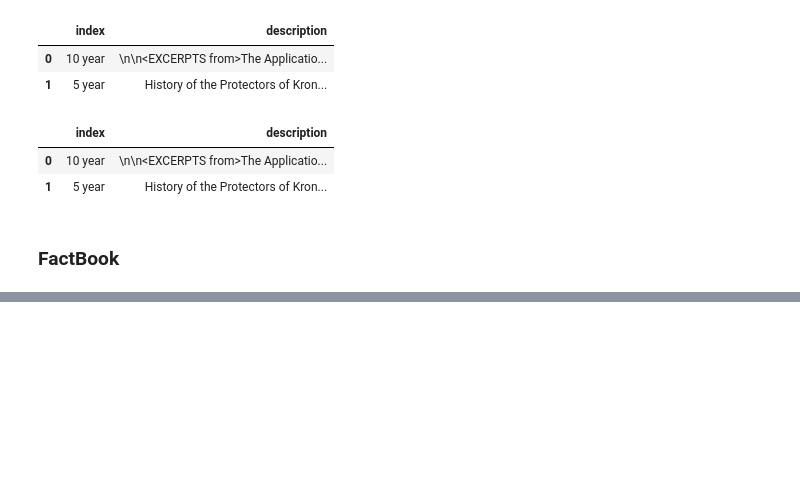
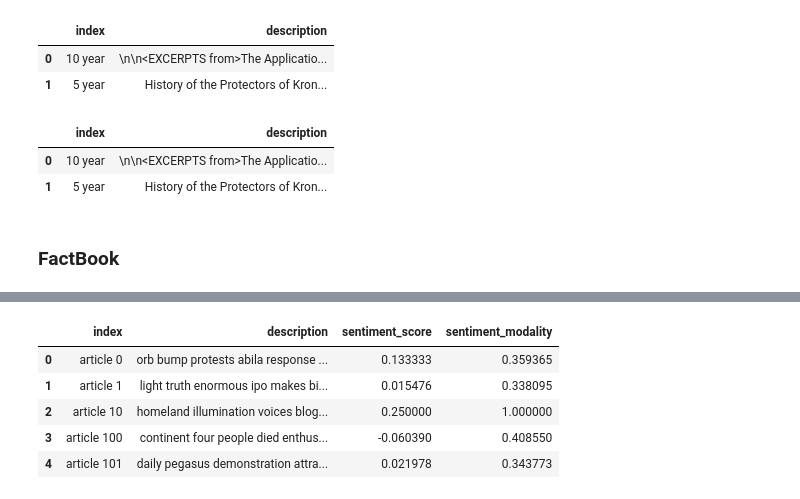
Before and after one commit to hypothetical-lemon/COMP4449-capstone, a Jupyter notebook: final/KronosKidnapping/heather_lemon_final_kidnappingreport.ipynb, the cells around one changed output, grey strips where cells are left out. Cells and saved outputs as stored; diff of their text form; code cells hidden in the pictures; blank space fills up the shorter version.

```diff
--- a/final/KronosKidnapping/heather_lemon_final_kidnappingreport.ipynb
+++ b/final/KronosKidnapping/heather_lemon_final_kidnappingreport.ipynb
@@ -422,0 +532,9 @@ historical_df.head()
+# %%
+articles_df.head()
+# %% [output]
+|  | index | description | sentiment_score | sentiment_modality |
+| 0 | article 0 | orb bump protests abila response ... | 0.133333 | 0.359365 |
+| 1 | article 1 | light truth enormous ipo makes bi... | 0.015476 | 0.338095 |
+| 2 | article 10 | homeland illumination voices blog... | 0.250000 | 1.000000 |
+| 3 | article 100 | continent four people died enthus... | -0.060390 | 0.408550 |
+| 4 | article 101 | daily pegasus demonstration attra... | 0.021978 | 0.343773 |
```
Also changed, not shown: parts of 21 cells of this notebook.
